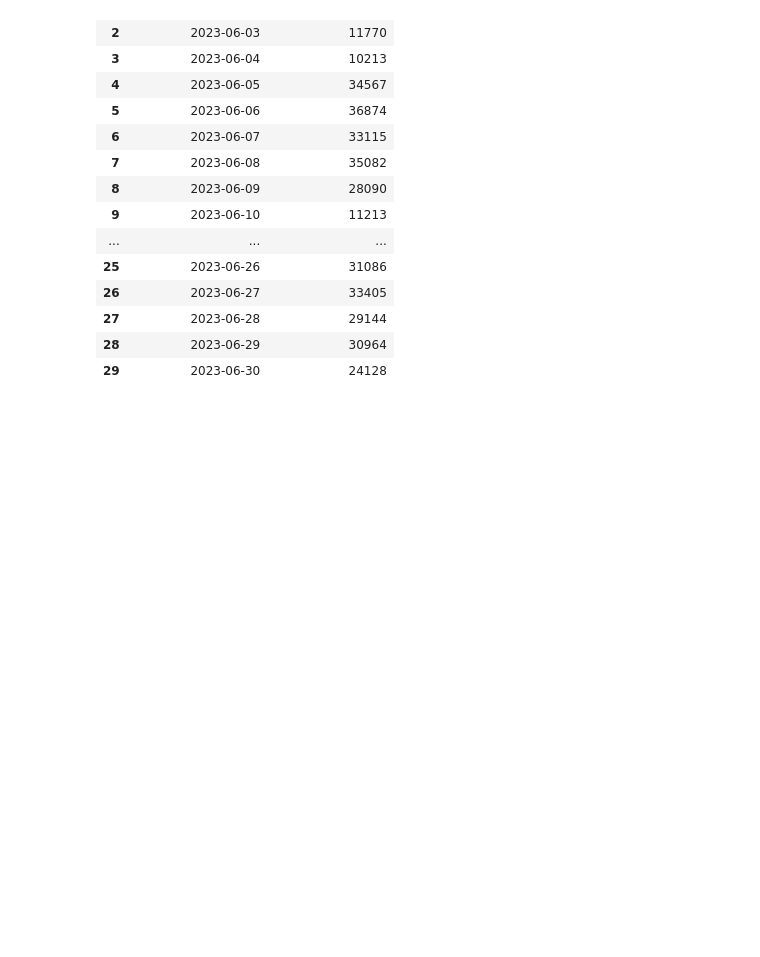
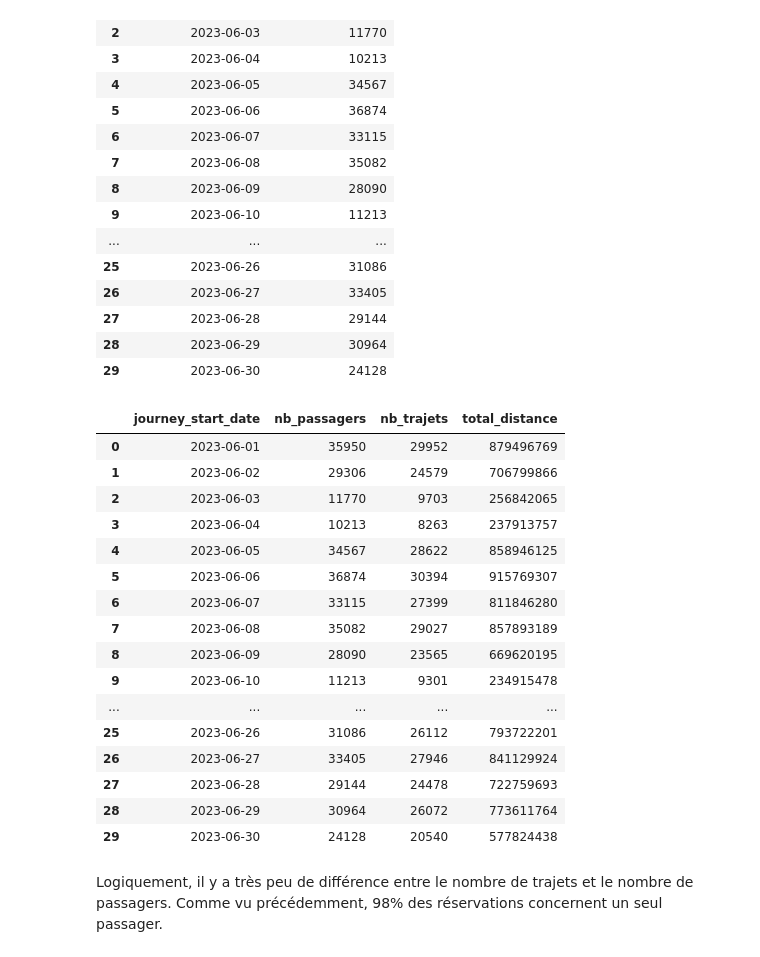
Before and after one commit to mattcln/voyages_covoit_fr, a Jupyter notebook: exploration/historic_explo.ipynb, the cells around one changed output. Drawn from its saved outputs; the diff is of its cells as text; code cells hidden in the pictures; blank space fills up the shorter version.

```diff
--- a/exploration/historic_explo.ipynb
+++ b/exploration/historic_explo.ipynb
@@ -235,8 +246,28 @@ df.groupby(["journey_start_date"])["passenger_seats"].sum().reset_index()
 | 29 | 2023-06-30 | 24128 |
 # %%
 import numpy as np
-df["journey_distance_tot_passengers"] = df["journey_distance_tot_passengers"] * df["passenger_seats"]
-df.groupby('journey_start_date').agg(
-    nb_passagers=('passenger_seats', np.sum),
-    nb_trajets=('points', np.sum),
-    total_distance=('journey_distance_tot_passengers', np.sum))
+df["journey_distance_tot_passengers"] = (df["journey_distance"] * df["passenger_seats"])
+df.groupby("journey_start_date").agg(
+    nb_passagers=("passenger_seats", np.sum),
+    nb_trajets=("trip_id", "nunique"),
+    total_distance=("journey_distance_tot_passengers", np.sum)).reset_index()
+# %% [output]
+|  | journey_start_date | nb_passagers | nb_trajets | total_distance |
+| 0 | 2023-06-01 | 35950 | 29952 | 879496769 |
+| 1 | 2023-06-02 | 29306 | 24579 | 706799866 |
+| 2 | 2023-06-03 | 11770 | 9703 | 256842065 |
+| 3 | 2023-06-04 | 10213 | 8263 | 237913757 |
+| 4 | 2023-06-05 | 34567 | 28622 | 858946125 |
+| 5 | 2023-06-06 | 36874 | 30394 | 915769307 |
+| 6 | 2023-06-07 | 33115 | 27399 | 811846280 |
+| 7 | 2023-06-08 | 35082 | 29027 | 857893189 |
+| 8 | 2023-06-09 | 28090 | 23565 | 669620195 |
+| 9 | 2023-06-10 | 11213 | 9301 | 234915478 |
+| ... | ... | ... | ... | ... |
+| 25 | 2023-06-26 | 31086 | 26112 | 793722201 |
+| 26 | 2023-06-27 | 33405 | 27946 | 841129924 |
+| 27 | 2023-06-28 | 29144 | 24478 | 722759693 |
+| 28 | 2023-06-29 | 30964 | 26072 | 773611764 |
+| 29 | 2023-06-30 | 24128 | 20540 | 577824438 |
+# %% [markdown]
+Logiquement, il y a très peu de différence entre le nombre de trajets et le nombre de passagers. Comme vu précédemment, 98% des réservations concernent un seul passager.
```
Also changed, not shown: parts of 6 cells of this notebook, 2 other files.
